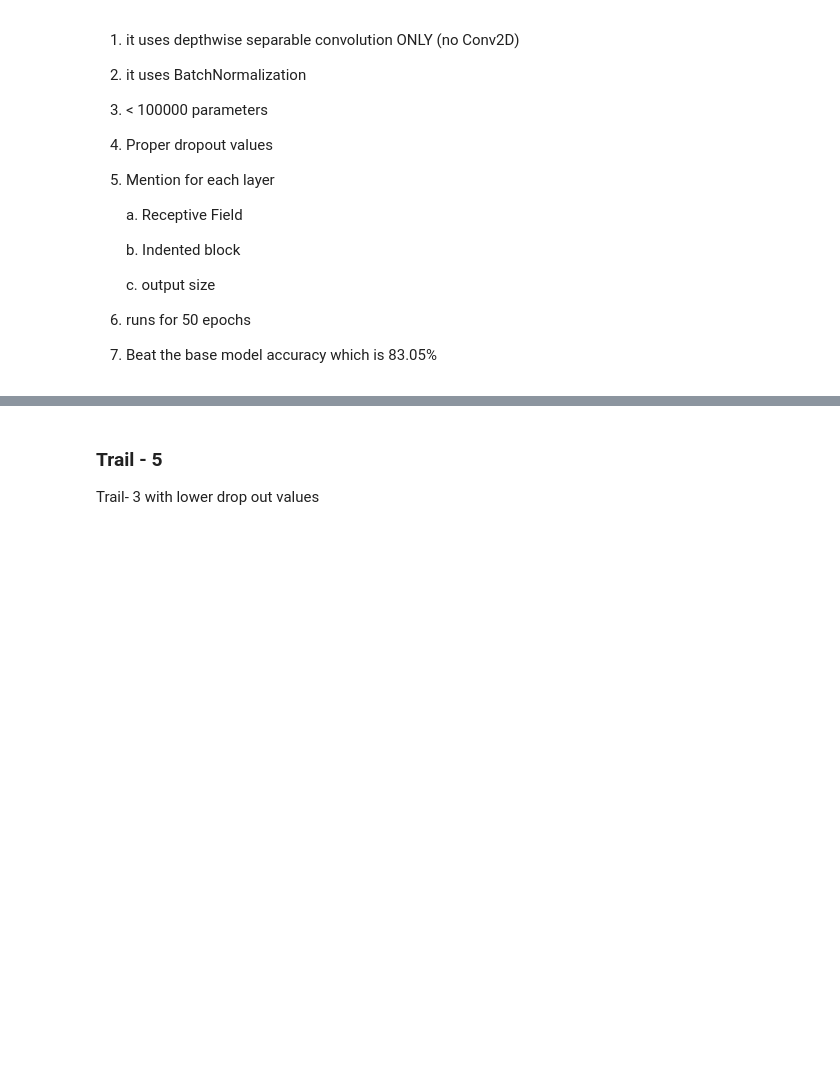
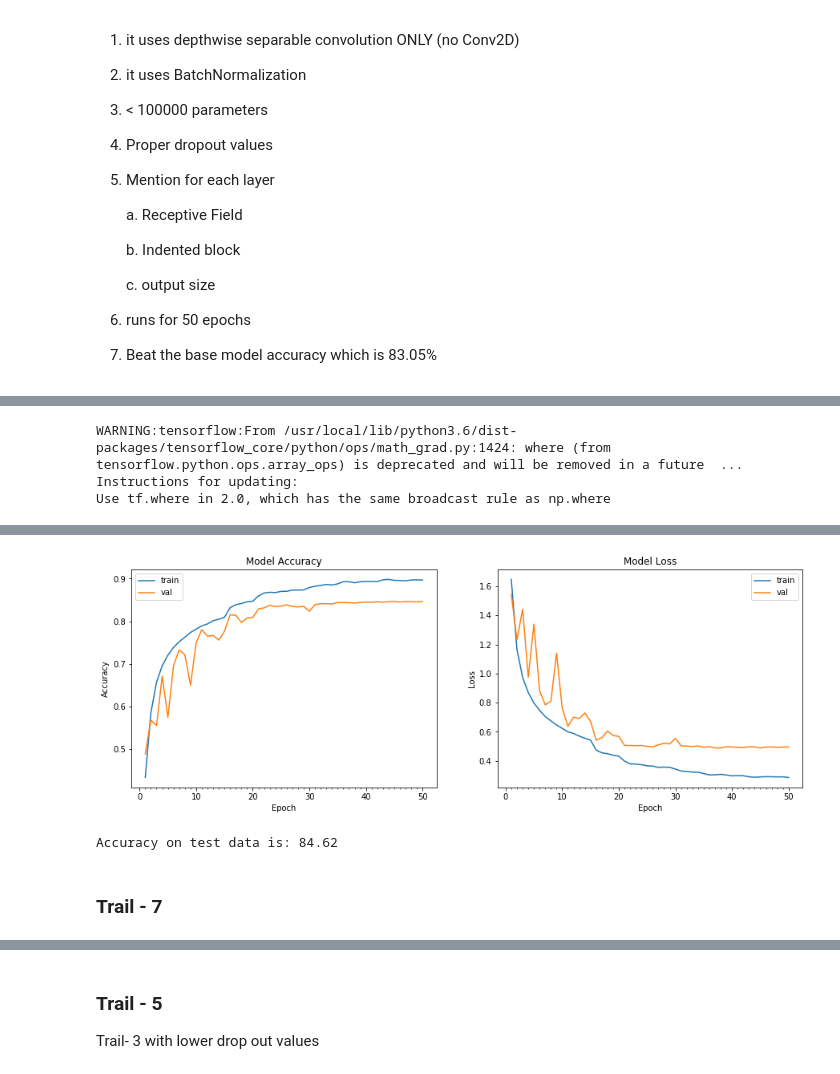
Before and after one commit to vamsigp/EIP-4, a Jupyter notebook: wk_3/S3_Assignment_6.ipynb, the cells around one changed output, grey strips where cells are left out. Cells and saved outputs as stored; diff of their text form; code cells hidden in the pictures; blank space fills up the shorter version.

Commit message:
Reached Desired accuracy for custom model against the base model accuracy

```diff
--- a/wk_3/S3_Assignment_6.ipynb
+++ b/wk_3/S3_Assignment_6.ipynb
@@ -194,0 +261,42 @@ def train_model(current_model):
+# %%
+reduce_lr = ReduceLROnPlateau(monitor='val_loss', factor=0.5, mode= 'min', patience=4, min_lr=0.0001, verbose=1)
+# %%
+m8 = Sequential()
+
+# Block 1
+m8.add(SeparableConv2D(filters=48, kernel_size=(3,3),padding='same', input_shape=(32, 32, 3))) # 32
+m8.add(BatchNormalization())
+m8.add(Activation('relu'))
+m8.add(SeparableConv2D(filters=48, kernel_size=(3,3))) # 30
+m8.add(BatchNormalization())
+m8.add(Activation('relu'))
+m8.add(MaxPooling2D(pool_size=2)) #15
+m8.add(Dropout(0.25))
+
+# Block 2
+m8.add(SeparableConv2D(filters=96, kernel_size=(3,3),padding='same')) # 15
+m8.add(BatchNormalization())
+m8.add(Activation('relu'))
+m8.add(SeparableConv2D(filters=96, kernel_size=(3,3))) # 13
+m8.add(BatchNormalization())
+m8.add(Activation('relu'))
+m8.add(MaxPooling2D(pool_size=2)) # 6
+m8.add(Dropout(0.25))
+
+# block 3
+m8.add(SeparableConv2D(filters=192, kernel_size=(3, 3),padding='same')) #6
+m8.add(Activation('relu'))
+m8.add(BatchNormalization())
+m8.add(SeparableConv2D(filters=192, kernel_size=(3, 3))) #4
+m8.add(Activation('relu'))
+m8.add(BatchNormalization())
+m8.add(MaxPooling2D(pool_size=(2, 2))) #2
+m8.add(Dropout(0.25))
+
+# check if the below can be done using SeperableConv@D
+m8.add(Convolution2D(num_classes, 2))
+
+m8.add(GlobalAveragePooling2D())
+m8.add(Activation('softmax'))
+
+m8.compile(optimizer=Adam(lr=0.003), loss='categorical_crossentropy', metrics=['accuracy'])
@@ -194,0 +323,6 @@ def train_model(current_model):
+# %%
+trainModelWithCallbacks(m8, reduce_lr)
+# %% [output]
+WARNING:tensorflow:From /usr/local/lib/python3.6/dist-packages/tensorflow_core/python/ops/math_grad.py:1424: where (from tensorflow.python.ops.array_ops) is deprecated and will be removed in a future  ...
+Instructions for updating:
+Use tf.where in 2.0, which has the same broadcast rule as np.where
@@ -194,0 +346,2 @@ def train_model(current_model):
+[figure, added]
+Accuracy on test data is: 84.62
@@ -194,0 +352,2 @@ def train_model(current_model):
+# %% [markdown]
+### Trail - 7
```
Also changed, not shown: parts of 12 cells of this notebook.
